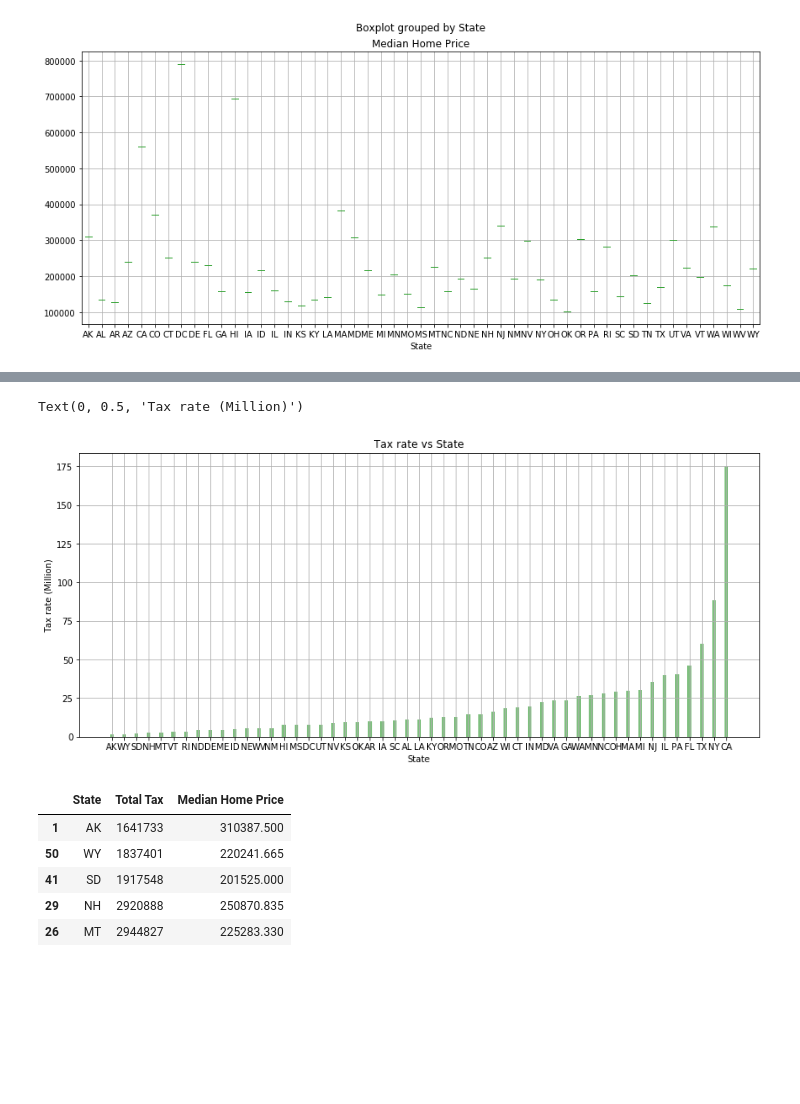
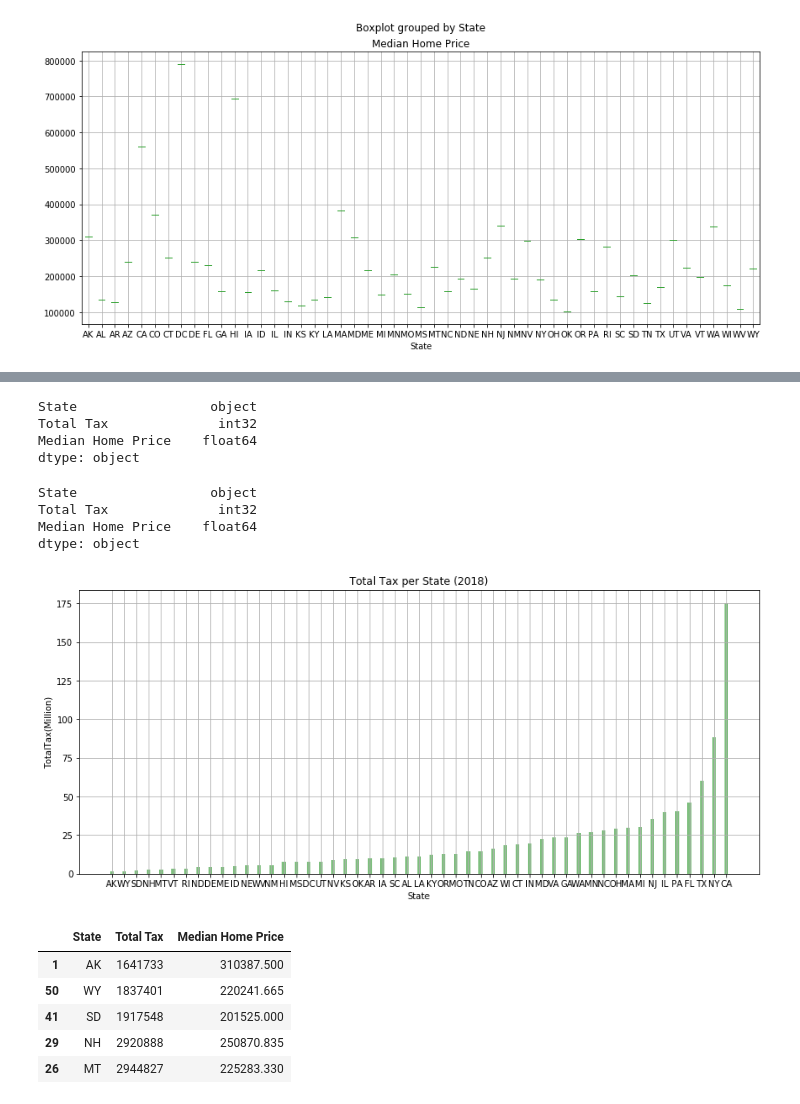
Before and after one commit to prakashbalasubramaniam/The_Incredible_Quad, a Jupyter notebook: Bahar_homeprice/TotalTax_MedianHomePrice.ipynb, the cells around one changed output, grey strips where cells are left out. Saved outputs shown, nothing was run; the diff lists cells and outputs as text; code cells hidden in the pictures; blank space fills up the shorter version.

```diff
--- a/Bahar_homeprice/TotalTax_MedianHomePrice.ipynb
+++ b/Bahar_homeprice/TotalTax_MedianHomePrice.ipynb
@@ -73,18 +77,37 @@ Text(0, 0.5, 'Median Home Price')
+# %%
+#casting Total Tax column from str to int
+
+sortedhomeprice['Total Tax'] = sortedhomeprice['Total Tax'].str.replace(',','')
+
+sortedhomeprice['Total Tax'] = sortedhomeprice['Total Tax'].astype(int)
+sortedhomeprice.dtypes
+# %% [output]
+State                 object
+Total Tax              int32
+Median Home Price    float64
+dtype: object
 # %%
-#totaltax_medianhomeprice['Total Tax'] = totaltax_medianhomeprice['Total Tax'].str.replace(',','')
-#totaltax_medianhomeprice['Total Tax'].str.replace(',','')
+sorttax = totaltax_medianhomeprice.sort_values(by=['Total Tax'])
+sorttax['Total Tax'] = sorttax['Total Tax'].str.replace(',','')
+sorttax['Total Tax'] = sorttax['Total Tax'].astype(int)
+sorttax.dtypes
+# %% [output]
+State                 object
+Total Tax              int32
+Median Home Price    float64
+dtype: object
 # %%
-sorttax = totaltax_medianhomeprice.sort_values(by=['Total Tax'])
+sorttax1 = sorttax.sort_values(by=['Total Tax'])
 fig, ax1 = plt.subplots(figsize=(figsize_x, figsize_y))
-taxratebar = plt.bar(sorttax['State'] ,sorttax['Total Tax']/1000000
+taxratebar = plt.bar(sorttax1['State'] ,sorttax1['Total Tax']/1000000
                      , color='g',width=0.3, align='center', alpha=0.5)
-plt.title('Tax rate vs State')
+plt.title('Total Tax per State (2018)')
 
 
 ax1.grid()
 ax1.set_xlabel("State",rotation=0)
-ax1.set_ylabel("Tax rate (Million)")
+ax1.set_ylabel("TotalTax(Million)")
+plt.savefig('C:\\Users\\Spring\Desktop\\The Incredible Quad\\Images\\Totaltax per state.png')
 # %% [output]
-Text(0, 0.5, 'Tax rate (Million)')
-[figure, old version]
+[figure, new version]
 # %%
```
Also changed, not shown: parts of 6 cells of this notebook.
